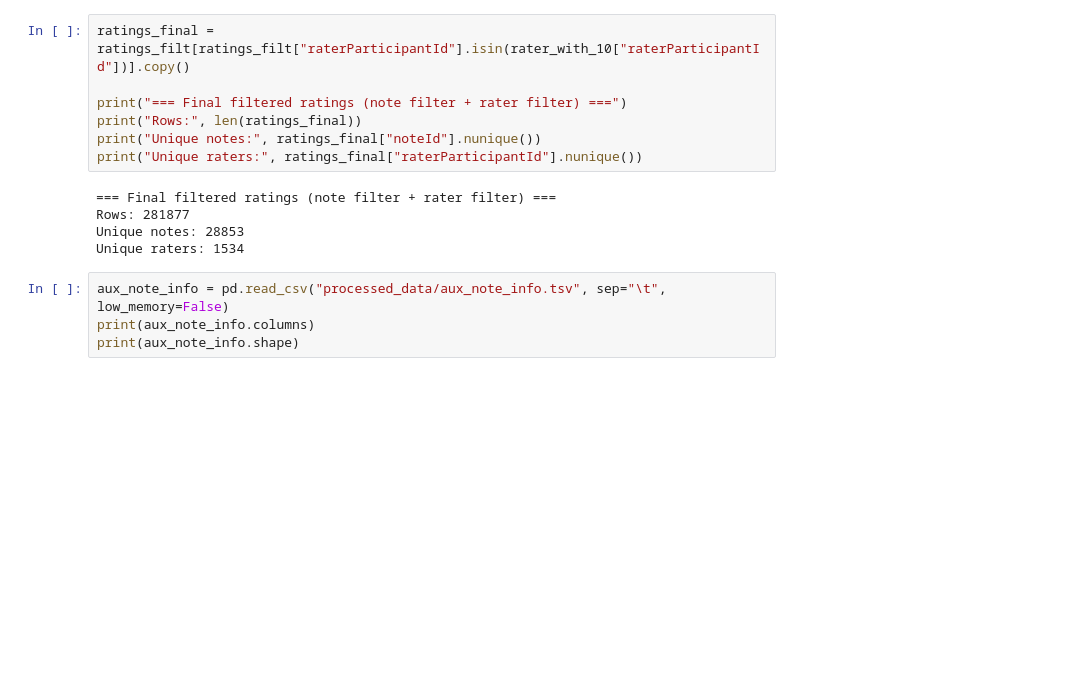
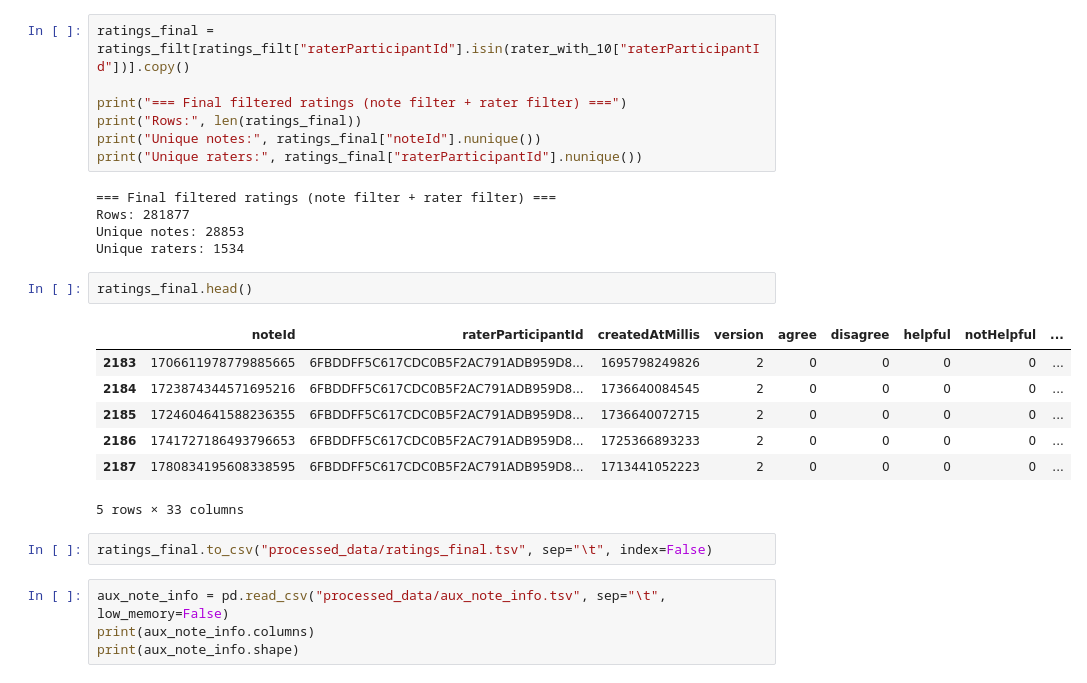
Before and after one commit to qiaoyc2/494-algo-representations, a Jupyter notebook: task2.ipynb, the cells around one changed output. Saved outputs shown, nothing was run; the diff lists cells and outputs as text; blank space fills up the shorter version.

```diff
--- a/task2.ipynb
+++ b/task2.ipynb
@@ -422,6 +422,18 @@ print("Unique raters:", ratings_final["raterParticipantId"].nunique())
 Rows: 281877
 Unique notes: 28853
 Unique raters: 1534
+# %%
+ratings_final.head()
+# %% [output]
+|  | noteId | raterParticipantId | createdAtMillis | version | agree | disagree | helpful | notHelpful | ... |
+| 2183 | 1706611978779885665 | 6FBDDFF5C617CDC0B5F2AC791ADB959D8... | 1695798249826 | 2 | 0 | 0 | 0 | 0 | ... |
+| 2184 | 1723874344571695216 | 6FBDDFF5C617CDC0B5F2AC791ADB959D8... | 1736640084545 | 2 | 0 | 0 | 0 | 0 | ... |
+| 2185 | 1724604641588236355 | 6FBDDFF5C617CDC0B5F2AC791ADB959D8... | 1736640072715 | 2 | 0 | 0 | 0 | 0 | ... |
+| 2186 | 1741727186493796653 | 6FBDDFF5C617CDC0B5F2AC791ADB959D8... | 1725366893233 | 2 | 0 | 0 | 0 | 0 | ... |
+| 2187 | 1780834195608338595 | 6FBDDFF5C617CDC0B5F2AC791ADB959D8... | 1713441052223 | 2 | 0 | 0 | 0 | 0 | ... |
+5 rows × 33 columns
+# %%
+ratings_final.to_csv("processed_data/ratings_final.tsv", sep="\t", index=False)
 # %%
 aux_note_info = pd.read_csv("processed_data/aux_note_info.tsv", sep="\t", low_memory=False)
 print(aux_note_info.columns)
```
Also changed, not shown: parts of 4 cells of this notebook.
